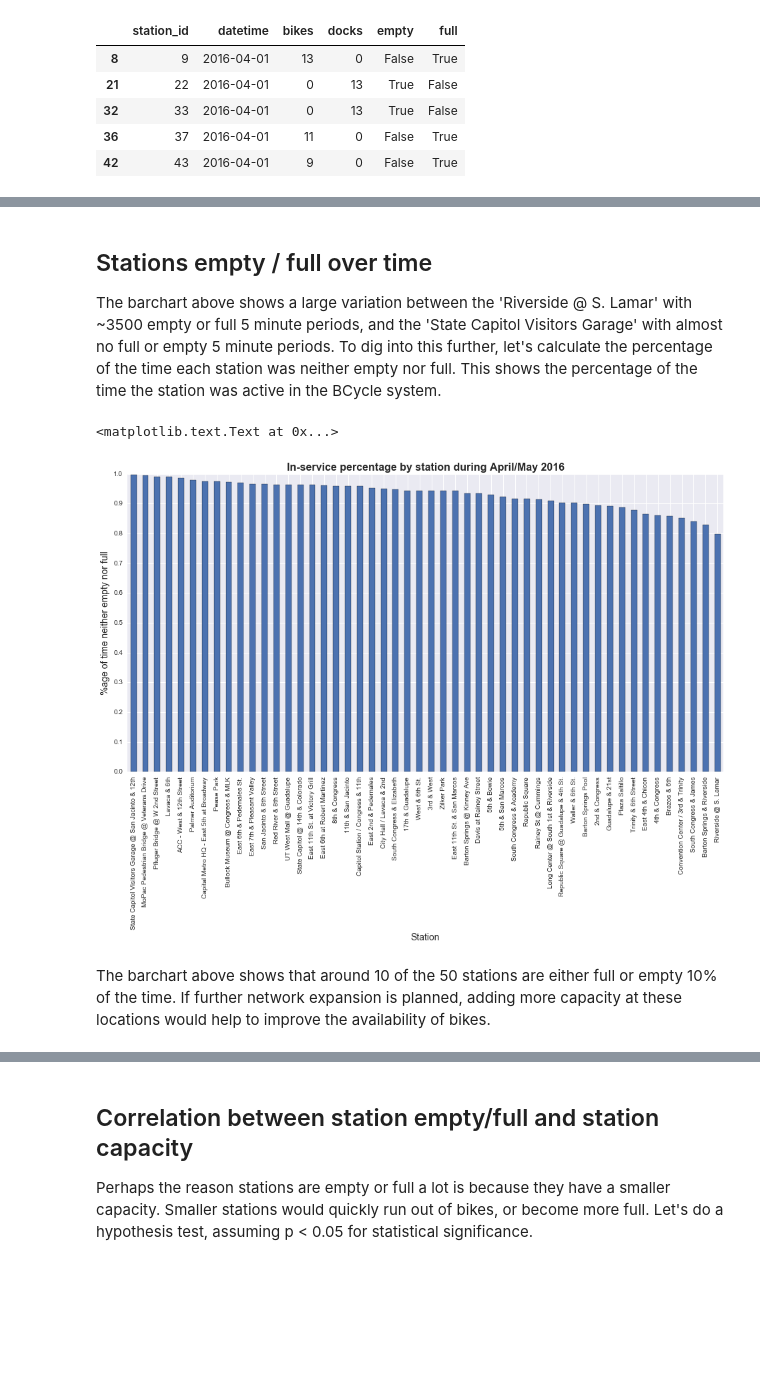
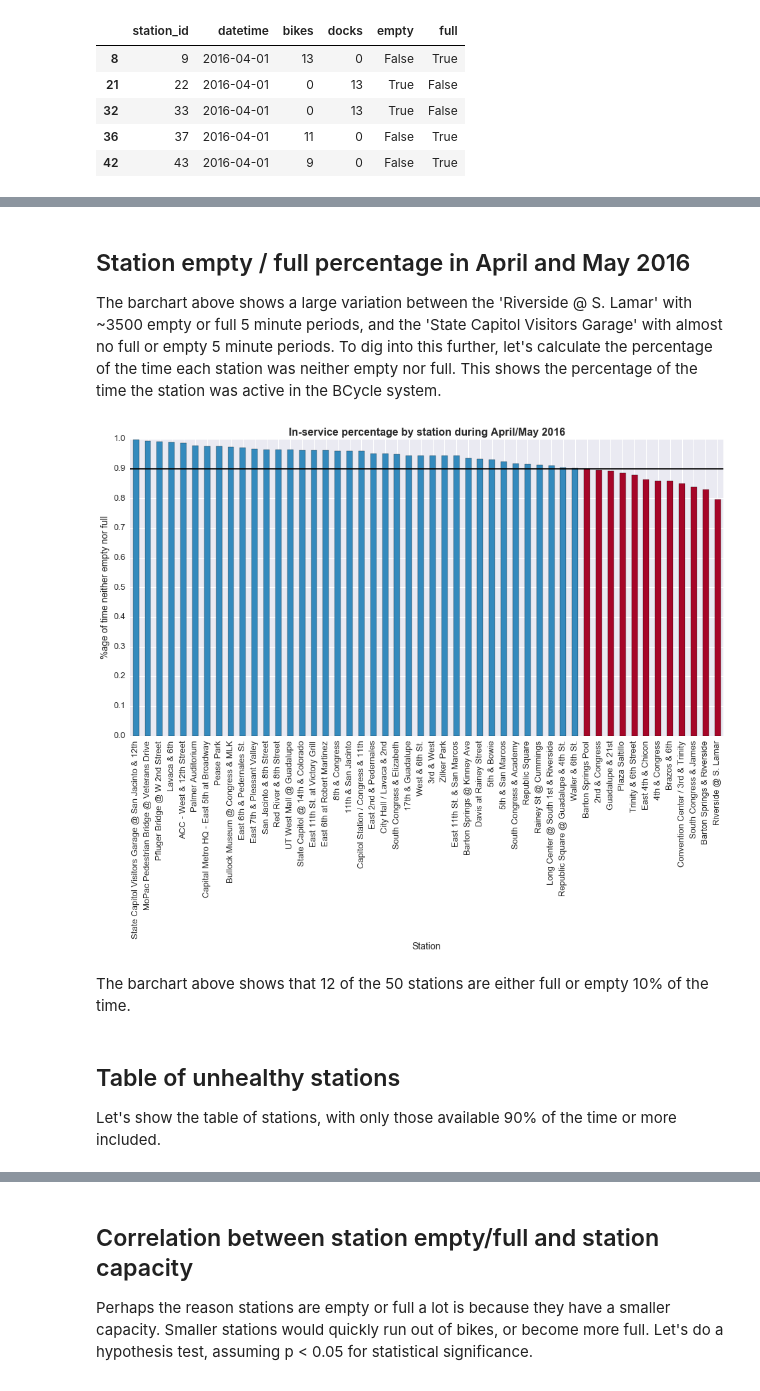
Before and after one commit to timgasser/bcycle-austin, a Jupyter notebook: notebooks/bcycle_stations.ipynb, the cells around one changed output, grey strips where cells are left out. Saved outputs shown, nothing was run; the diff lists cells and outputs as text; code cells hidden in the pictures; blank space fills up the shorter version.

```diff
--- a/notebooks/bcycle_stations.ipynb
+++ b/notebooks/bcycle_stations.ipynb
@@ -215,34 +226,44 @@ ax1.set_title('Empty/Full station count during April/May 2016')
 # %% [markdown]
-## Stations empty / full over time
+## Station empty / full percentage in April and May 2016
 
 The barchart above shows a large variation between the 'Riverside @ S. Lamar' with ~3500 empty or full 5 minute periods, and the 'State Capitol Visitors Garage' with almost no full or empty 5 minute periods. To dig into this further, let's calculate the percentage of the time each station was neither empty nor full. This shows the percentage of the time the station was active in the BCycle system.
 # %%
 # For this plot, we don't want to mask out the time intervals where stations are neither full nor empty.
+HEALTHY_RATIO = 0.9
 station_ratio_df = bikes_df.copy()
 station_ratio_df['empty'] = station_ratio_df['bikes'] == 0
 station_ratio_df['full'] = station_ratio_df['docks'] == 0
 station_ratio_df['neither'] = (station_ratio_df['bikes'] != 0) & (station_ratio_df['docks'] != 0)
 
 station_ratio_df = station_ratio_df[['station_id', 'empty', 'full', 'neither']].groupby('station_id').sum().reset_index()
 station_ratio_df['total'] = station_ratio_df['empty'] + station_ratio_df['full'] + station_ratio_df['neither']
 station_ratio_df = pd.merge(station_ratio_df, stations_df, on='station_id')
 
 station_ratio_df['full_ratio'] = station_ratio_df['full'] / station_ratio_df['total']
 station_ratio_df['empty_ratio'] = station_ratio_df['empty'] / station_ratio_df['total']
 station_ratio_df['oos_ratio'] = station_ratio_df['full_ratio'] + station_ratio_df['empty_ratio']
 station_ratio_df['in_service_ratio'] = 1 - station_ratio_df['oos_ratio']
-station_ratio_df['healthy'] = station_ratio_df['in_service_ratio'] >= 0.9
+station_ratio_df['healthy'] = station_ratio_df['in_service_ratio'] >= HEALTHY_RATIO
+station_ratio_df['color'] = np.where(station_ratio_df['healthy'], '#348ABD', '#A60628')
 
-unhealthy_stations_df = station_ratio_df[~station_ratio_df['healthy']]['station_id']
+station_ratio_df = station_ratio_df.sort_values('in_service_ratio', ascending=False)
+colors = ['b' if ratio >= 0.9 else 'r' for ratio in station_ratio_df['in_service_ratio']]
 
 # station_ratio_df.head()
 ax1 = (station_ratio_df.sort_values('in_service_ratio', ascending=False)
-       .plot.bar(x='name', y='in_service_ratio', figsize=(16,8), legend=False, yticks=np.linspace(0.0, 1.0, 11)))
+       .plot.bar(x='name', y='in_service_ratio', figsize=(16,8), legend=None, yticks=np.linspace(0.0, 1.0, 11),
+                color=station_ratio_df['color']))
 ax1.set_xlabel('Station', fontsize=14)
 ax1.set_ylabel('%age of time neither empty nor full', fontsize=14)
 ax1.set_title('In-service percentage by station during April/May 2016',  fontdict={'size' : 16, 'weight' : 'bold'})
+ax1.axhline(y = HEALTHY_RATIO, color = 'black')
+ax1.tick_params(axis='x', labelsize=13)
+ax1.tick_params(axis='y', labelsize=13)
 # %% [output]
-<matplotlib.text.Text at 0x...>
-[figure, old version]
+[figure, new version]
 # %% [markdown]
-The barchart above shows that around 10 of the 50 stations are either full or empty 10% of the time. If further network expansion is planned, adding more capacity at these locations would help to improve the availability of bikes.
+The barchart above shows that 12 of the 50 stations are either full or empty 10% of the time.
+# %% [markdown]
+## Table of unhealthy stations
+
+Let's show the table of stations, with only those available 90% of the time or more included.
```
Also changed, not shown: parts of 23 cells of this notebook.
